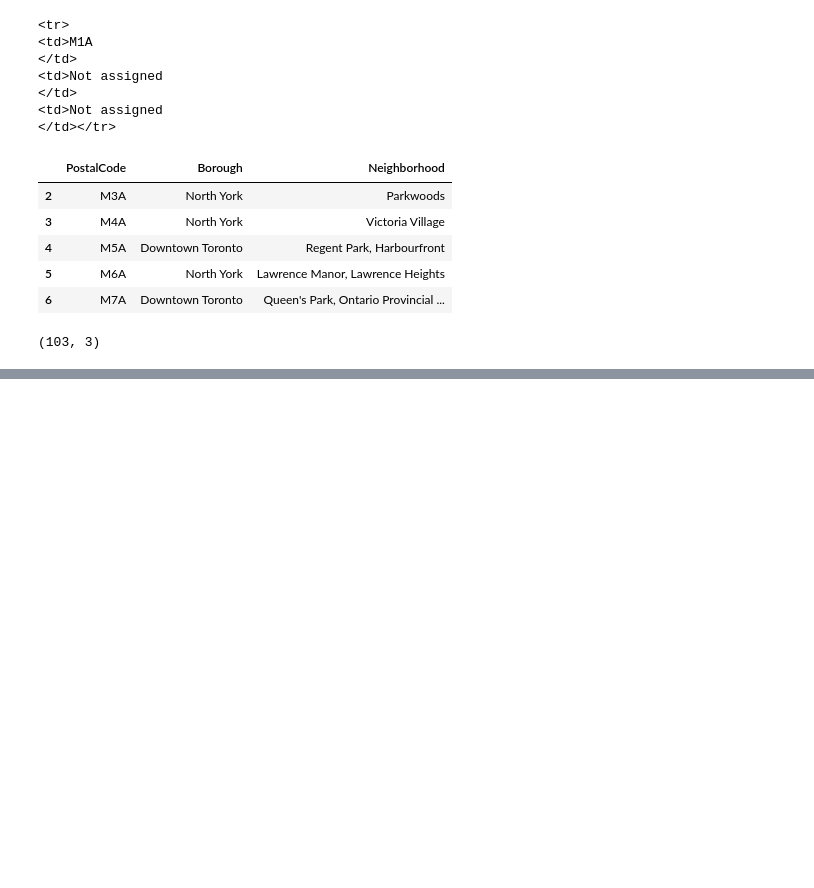
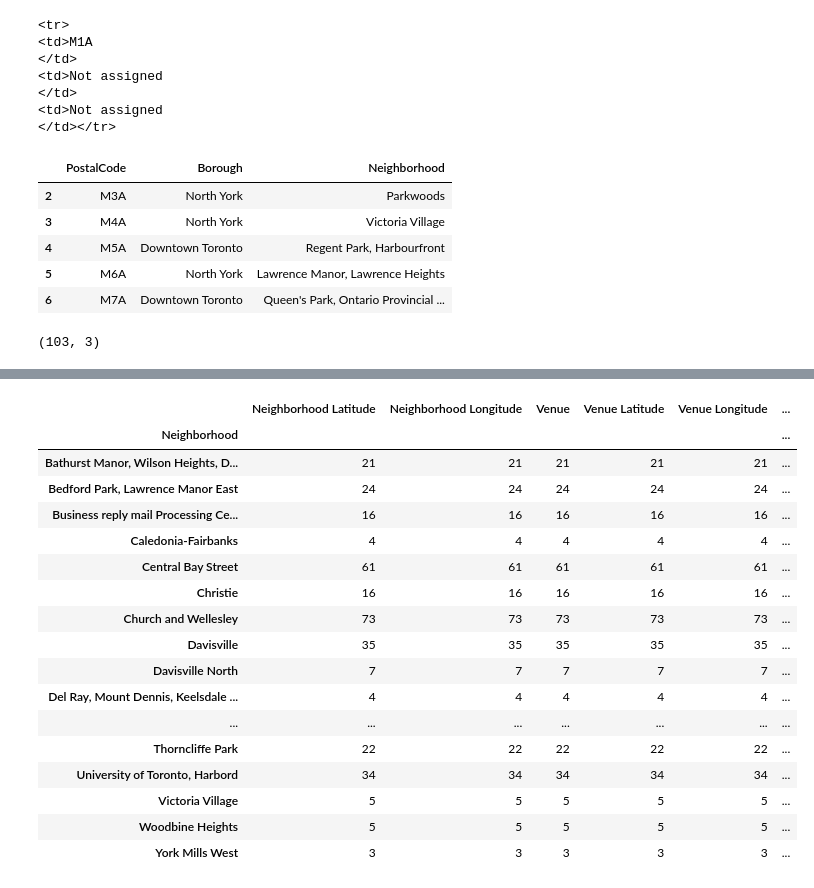
Before and after one commit to johnsemfe/Coursera_Capstone, a Jupyter notebook: toronto.ipynb, the cells around one changed output, grey strips where cells are left out. Saved outputs shown, nothing was run; the diff lists cells and outputs as text; code cells hidden in the pictures; blank space fills up the shorter version.

```diff
--- a/toronto.ipynb
+++ b/toronto.ipynb
@@ -54,0 +115,2 @@ df.shape
+# %%
+lat_std, long_std = df.std(axis=0,numeric_only=True) # standard deviation
@@ -54,0 +217,21 @@ df.shape
+# %%
+toronto_venues.groupby('Neighborhood').count()
+# %% [output]
+|  | Neighborhood Latitude | Neighborhood Longitude | Venue | Venue Latitude | Venue Longitude | ... |
+| Neighborhood |  |  |  |  |  | ... |
+| Bathurst Manor, Wilson Heights, D... | 21 | 21 | 21 | 21 | 21 | ... |
+| Bedford Park, Lawrence Manor East | 24 | 24 | 24 | 24 | 24 | ... |
+| Business reply mail Processing Ce... | 16 | 16 | 16 | 16 | 16 | ... |
+| Caledonia-Fairbanks | 4 | 4 | 4 | 4 | 4 | ... |
+| Central Bay Street | 61 | 61 | 61 | 61 | 61 | ... |
+| Christie | 16 | 16 | 16 | 16 | 16 | ... |
+| Church and Wellesley | 73 | 73 | 73 | 73 | 73 | ... |
+| Davisville | 35 | 35 | 35 | 35 | 35 | ... |
+| Davisville North | 7 | 7 | 7 | 7 | 7 | ... |
+| Del Ray, Mount Dennis, Keelsdale ... | 4 | 4 | 4 | 4 | 4 | ... |
+| ... | ... | ... | ... | ... | ... | ... |
+| Thorncliffe Park | 22 | 22 | 22 | 22 | 22 | ... |
+| University of Toronto, Harbord | 34 | 34 | 34 | 34 | 34 | ... |
+| Victoria Village | 5 | 5 | 5 | 5 | 5 | ... |
+| Woodbine Heights | 5 | 5 | 5 | 5 | 5 | ... |
+| York Mills West | 3 | 3 | 3 | 3 | 3 | ... |
```
Also changed, not shown: parts of 38 cells of this notebook, 1 other file.
